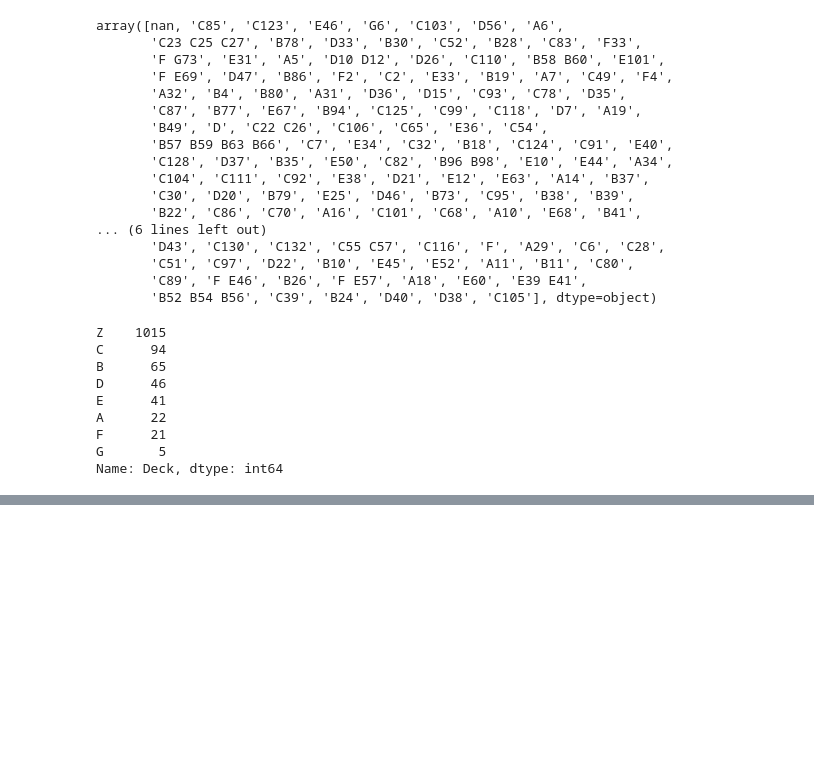
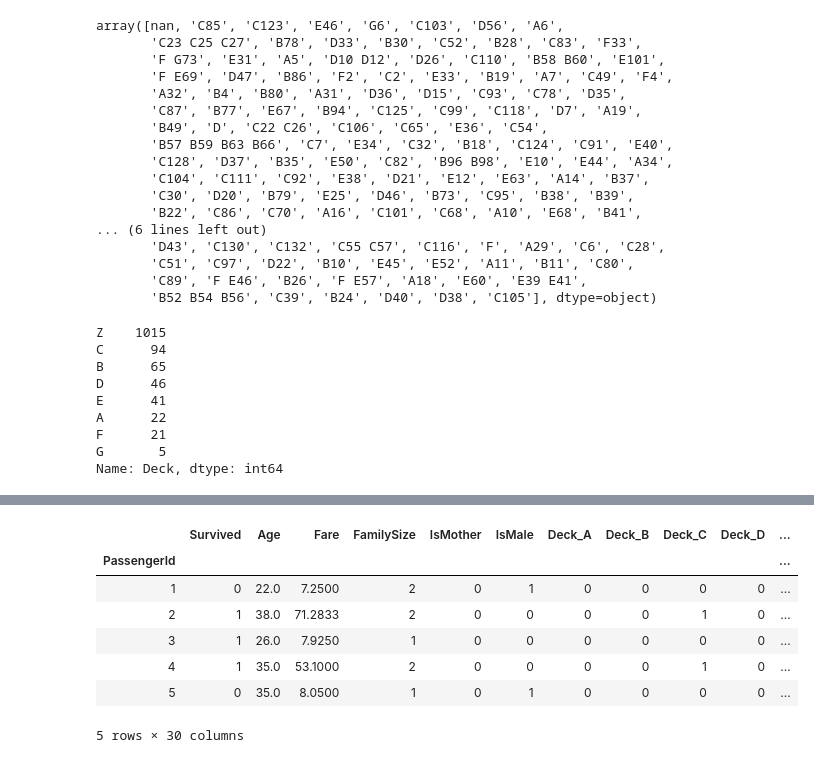
Before and after one commit to saikrishna575/Titanic, a Jupyter notebook: notebooks/2.0-ak-exploring-processing-data.ipynb, the cells around one changed output, grey strips where cells are left out. Cells and saved outputs as stored; diff of their text form; code cells hidden in the pictures; blank space fills up the shorter version.

```diff
--- a/notebooks/2.0-ak-exploring-processing-data.ipynb
+++ b/notebooks/2.0-ak-exploring-processing-data.ipynb
@@ -1069,0 +1095,2 @@ memory usage: 219.0+ KB
+# %%
+df.drop(['Cabin','Name','Ticket','Parch','SibSp','Sex'],axis=1,inplace=True)
@@ -1069,0 +1117,15 @@ memory usage: 219.0+ KB
+# %%
+columns = [column for column in df.columns if column != 'Survived']
+columns = ['Survived'] + columns
+df = df[columns]
+# %%
+df.head()
+# %% [output]
+|  | Survived | Age | Fare | FamilySize | IsMother | IsMale | Deck_A | Deck_B | Deck_C | Deck_D | ... |
+| PassengerId |  |  |  |  |  |  |  |  |  |  | ... |
+| 1 | 0 | 22.0 | 7.2500 | 2 | 0 | 1 | 0 | 0 | 0 | 0 | ... |
+| 2 | 1 | 38.0 | 71.2833 | 2 | 0 | 0 | 0 | 0 | 1 | 0 | ... |
+| 3 | 1 | 26.0 | 7.9250 | 1 | 0 | 0 | 0 | 0 | 0 | 0 | ... |
+| 4 | 1 | 35.0 | 53.1000 | 2 | 0 | 0 | 0 | 0 | 1 | 0 | ... |
+| 5 | 0 | 35.0 | 8.0500 | 1 | 0 | 1 | 0 | 0 | 0 | 0 | ... |
+5 rows × 30 columns
```
Also changed, not shown: parts of 33 cells of this notebook.
